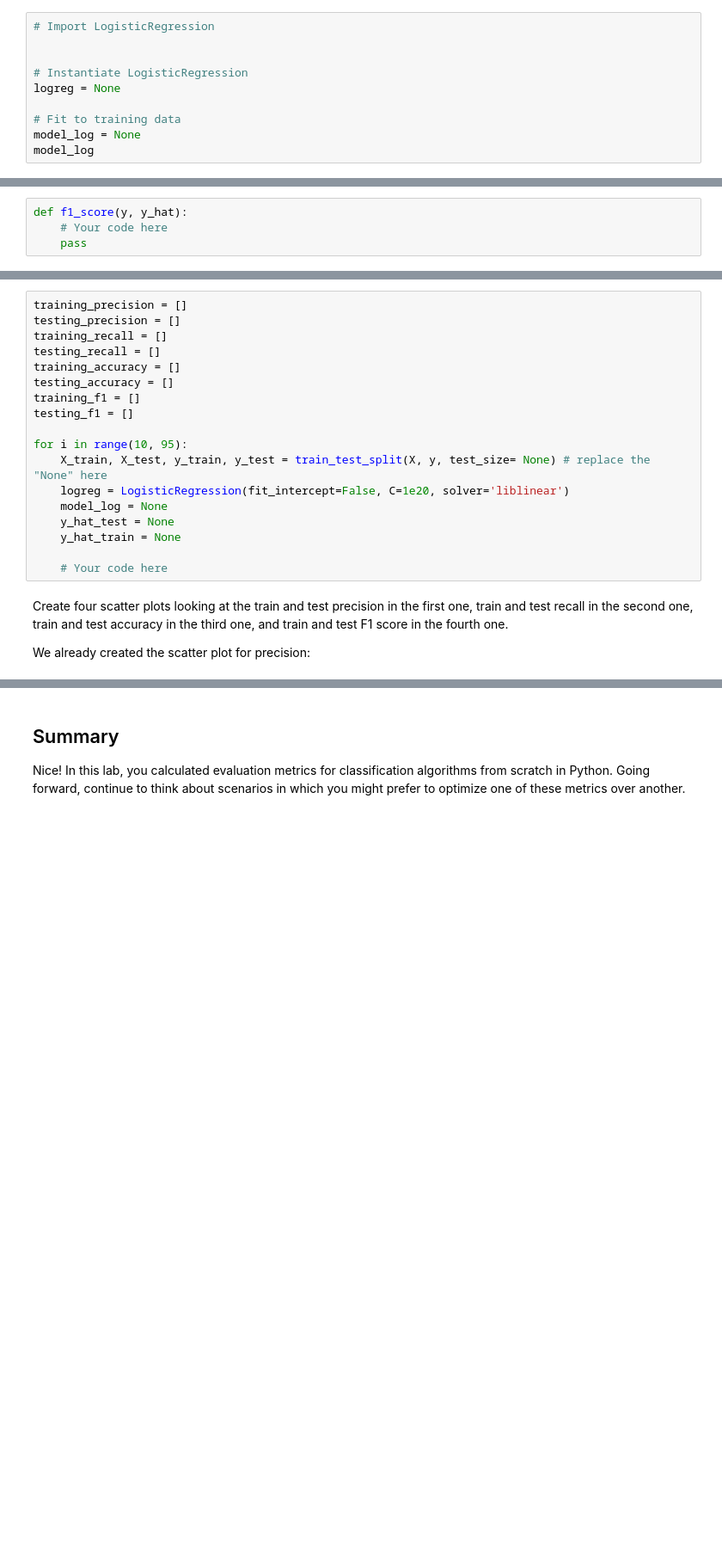
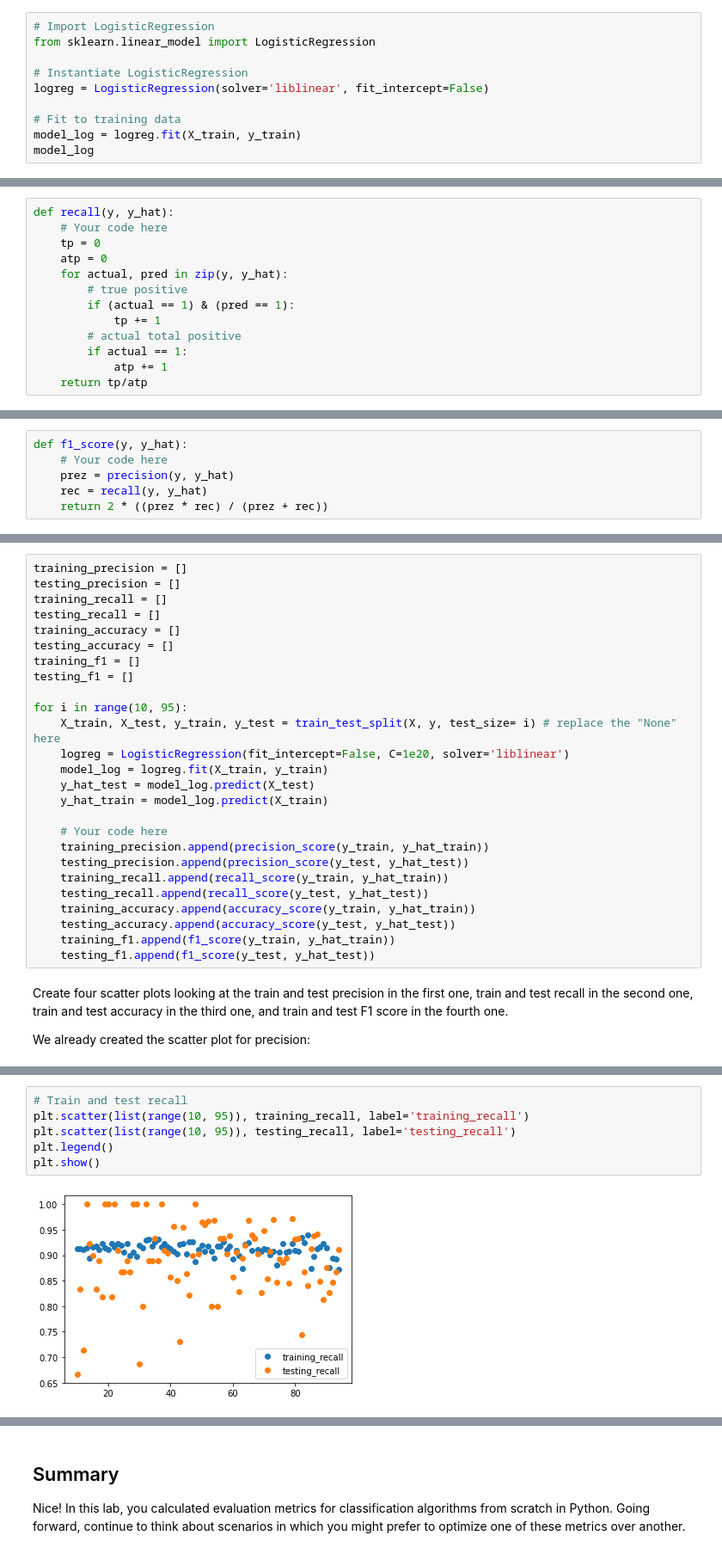
Before and after one commit to Marissa841/dsc-evaluating-logistic-regression-models-lab, a Jupyter notebook: index.ipynb, the cells around one changed output, grey strips where cells are left out. Shown at 86% size. Cells and saved outputs as stored; diff of their text form; blank space fills up the shorter version.

```diff
--- a/index.ipynb
+++ b/index.ipynb
@@ -56,11 +61,11 @@ X_train, X_test, y_train, y_test = None
 - Fit the model to training data
 # %%
 # Import LogisticRegression
-
+from sklearn.linear_model import LogisticRegression
 
 # Instantiate LogisticRegression
-logreg = None
+logreg = LogisticRegression(solver='liblinear', fit_intercept=False)
 
 # Fit to training data
-model_log = None
+model_log = logreg.fit(X_train, y_train)
 model_log
@@ -79,2 +94,15 @@ def recall(y, y_hat):
+# %%
+def recall(y, y_hat):
+    # Your code here
+    tp = 0
+    atp = 0
+    for actual, pred in zip(y, y_hat):
+        # true positive
+        if (actual == 1) & (pred == 1):
+            tp += 1
+        # actual total positive
+        if actual == 1:
+            atp += 1
+    return tp/atp
 # %% [markdown]
 ## Write a function to calculate the accuracy
@@ -87,7 +128,9 @@ def accuracy(y, y_hat):
 # %%
 def f1_score(y, y_hat):
     # Your code here
-    pass
+    prez = precision(y, y_hat)
+    rec = recall(y, y_hat)
+    return 2 * ((prez * rec) / (prez + rec))
 # %% [markdown]
 ## Calculate the precision, recall, accuracy, and F1 score of your classifier
 
@@ -133,13 +261,21 @@ training_f1 = []
 testing_f1 = []
 
 for i in range(10, 95):
-    X_train, X_test, y_train, y_test = train_test_split(X, y, test_size= None) # replace the "None" here
+    X_train, X_test, y_train, y_test = train_test_split(X, y, test_size= i) # replace the "None" here
     logreg = LogisticRegression(fit_intercept=False, C=1e20, solver='liblinear')
-    model_log = None
-    y_hat_test = None
-    y_hat_train = None
+    model_log = logreg.fit(X_train, y_train)
+    y_hat_test = model_log.predict(X_test)
+    y_hat_train = model_log.predict(X_train)
 
     # Your code here
+    training_precision.append(precision_score(y_train, y_hat_train))
+    testing_precision.append(precision_score(y_test, y_hat_test))
+    training_recall.append(recall_score(y_train, y_hat_train))
+    testing_recall.append(recall_score(y_test, y_hat_test))
+    training_accuracy.append(accuracy_score(y_train, y_hat_train))
+    testing_accuracy.append(accuracy_score(y_test, y_hat_test))
+    training_f1.append(f1_score(y_train, y_hat_train))
+    testing_f1.append(f1_score(y_test, y_hat_test))
 # %% [markdown]
 Create four scatter plots looking at the train and test precision in the first one, train and test recall in the second one, train and test accuracy in the third one, and train and test F1 score in the fourth one.
 
@@ -158,0 +291,8 @@ plt.show()
+# %%
+# Train and test recall
+plt.scatter(list(range(10, 95)), training_recall, label='training_recall')
+plt.scatter(list(range(10, 95)), testing_recall, label='testing_recall')
+plt.legend()
+plt.show()
+# %% [output]
+[figure, added]
```
Also changed, not shown: parts of 23 cells of this notebook.
